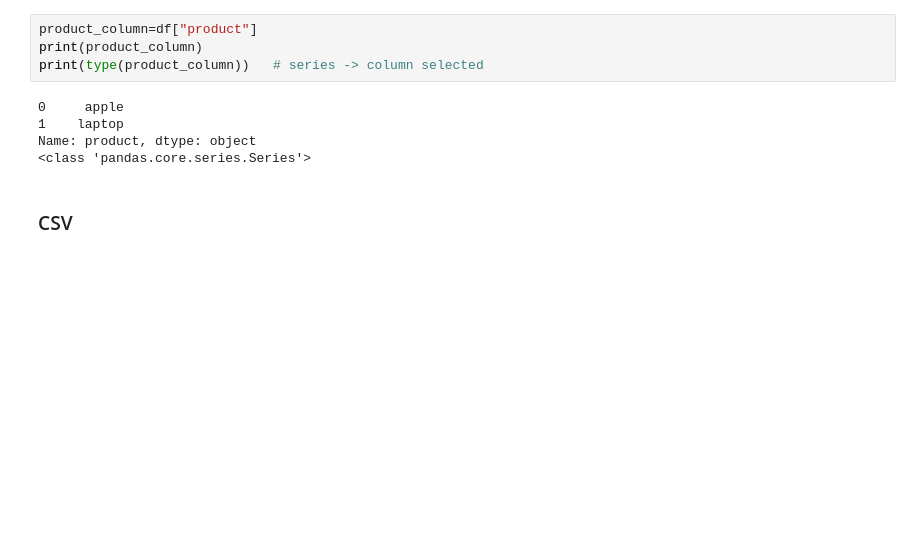
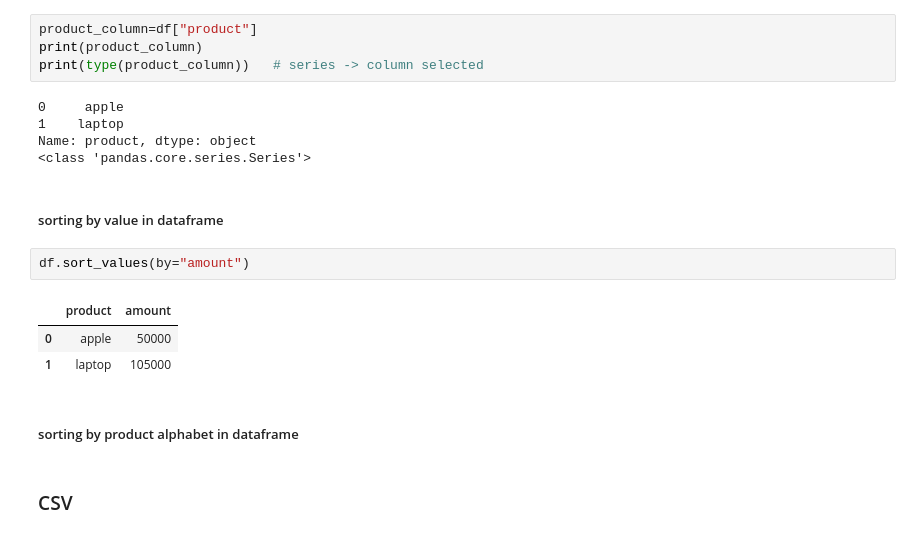
Before and after one commit to shankar-kumar-skj/REGEX, a Jupyter notebook: DAY_8/DAY_8.ipynb, the cells around one changed output. Saved outputs shown, nothing was run; the diff lists cells and outputs as text; blank space fills up the shorter version.

```diff
--- a/DAY_8/DAY_8.ipynb
+++ b/DAY_8/DAY_8.ipynb
@@ -271,6 +271,16 @@ print(type(product_column))   # series -> column selected
 1    laptop
 Name: product, dtype: object
 <class 'pandas.core.series.Series'>
+# %% [markdown]
+##### sorting by value in dataframe
+# %%
+df.sort_values(by="amount")
+# %% [output]
+|  | product | amount |
+| 0 | apple | 50000 |
+| 1 | laptop | 105000 |
+# %% [markdown]
+##### sorting by product alphabet in dataframe
 # %% [markdown]
 ### CSV
 # %% [markdown]
```
Also changed, not shown: parts of 14 cells of this notebook, 6 other files.
